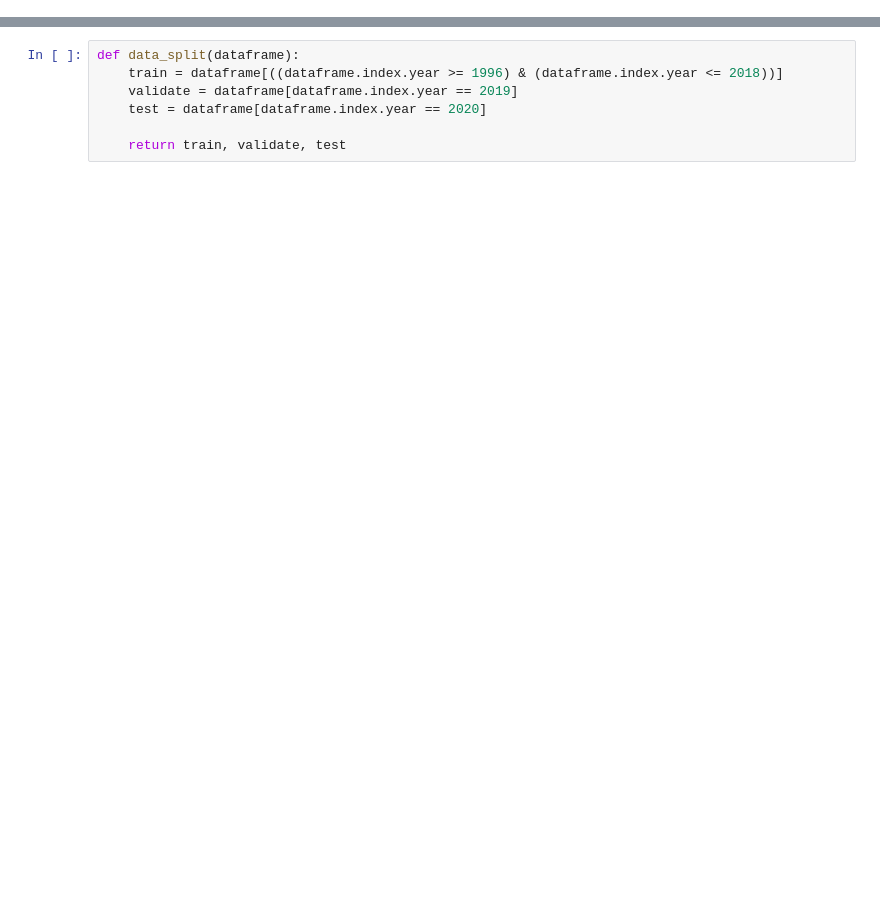
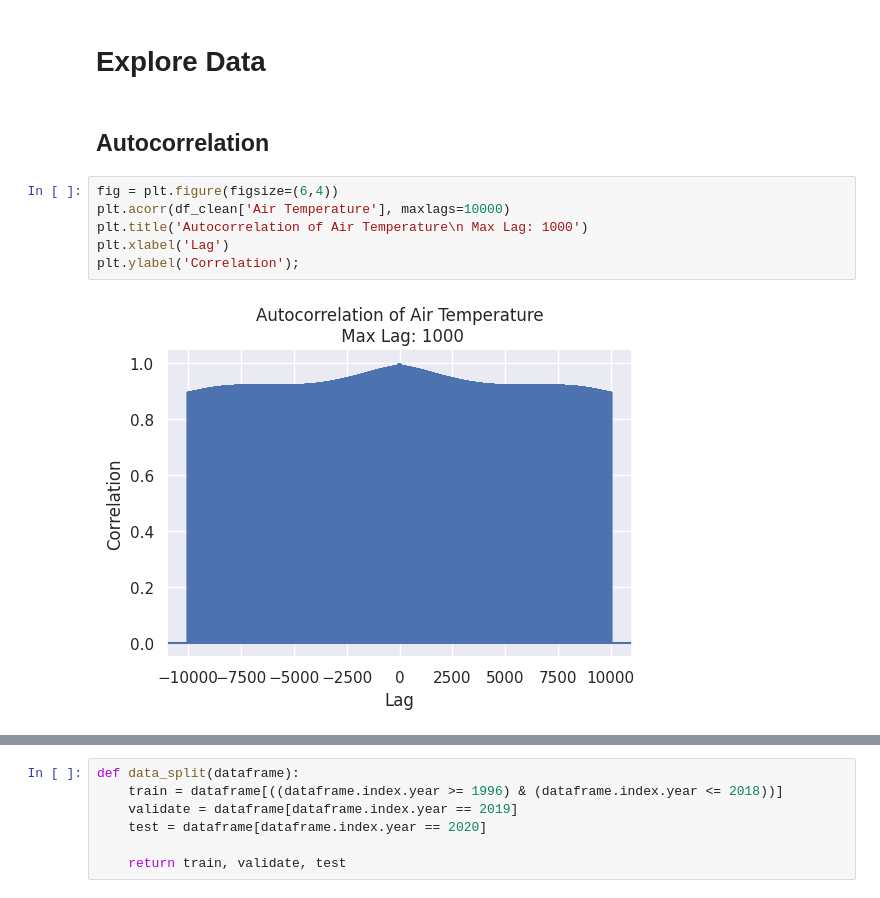
Before and after one commit to doublez711/DASCProject, a Jupyter notebook: Notebooks/Zak_Temperature.ipynb, the cells around one changed output, grey strips where cells are left out. Saved outputs shown, nothing was run; the diff lists cells and outputs as text; blank space fills up the shorter version.

```diff
--- a/Notebooks/Zak_Temperature.ipynb
+++ b/Notebooks/Zak_Temperature.ipynb
@@ -82,0 +92,12 @@ df_clean
+# %% [markdown]
+# Explore Data
+# %% [markdown]
+## Autocorrelation
+# %%
+fig = plt.figure(figsize=(6,4))
+plt.acorr(df_clean['Air Temperature'], maxlags=10000)
+plt.title('Autocorrelation of Air Temperature\n Max Lag: 1000')
+plt.xlabel('Lag')
+plt.ylabel('Correlation');
+# %% [output]
+[figure, added]
```
Also changed, not shown: parts of 59 cells of this notebook, 1 other file.
